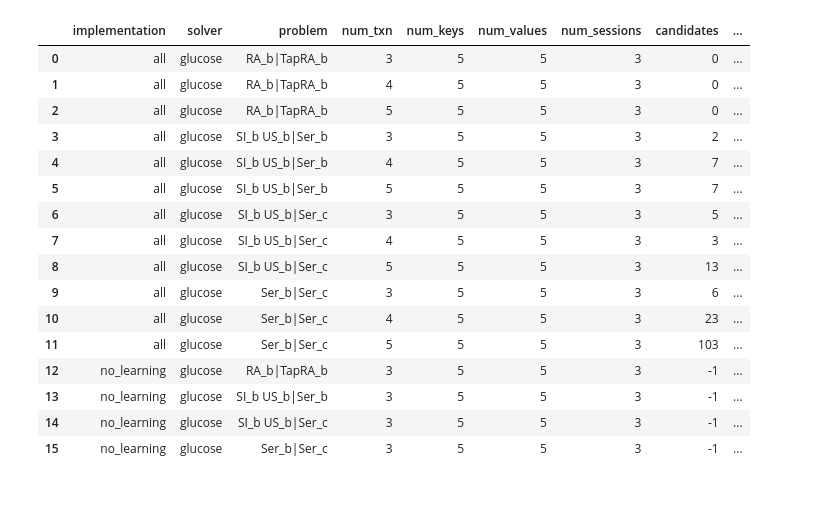
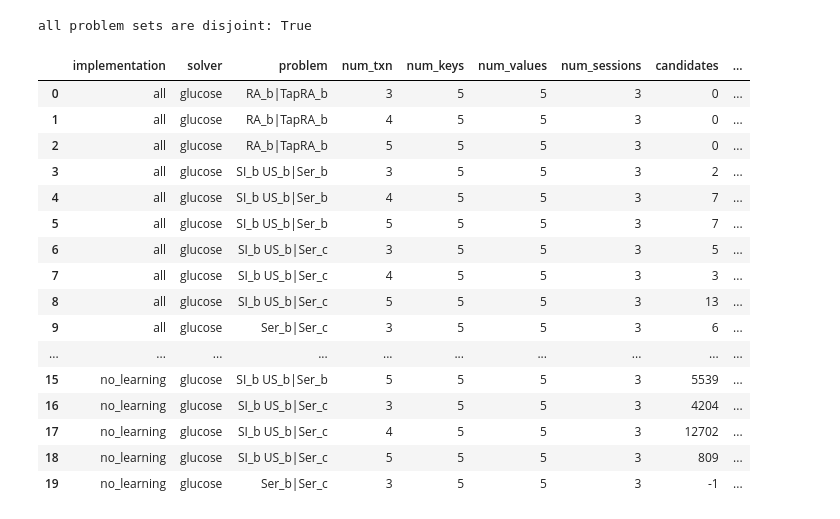
Before and after one commit to manebarros/isolde, a Jupyter notebook: analysis/cegis_impact.ipynb, the cells around one changed output. Cells and saved outputs as stored; diff of their text form; code cells hidden in the pictures.

```diff
--- a/analysis/cegis_impact.ipynb
+++ b/analysis/cegis_impact.ipynb
@@ -1,32 +1,33 @@
 # %%
 import pandas as pd
 import preprocessing as pre
 import domain as dom
 
 problems = [
     dom.Problem.from_str("Ser_ax_b\tSer_ax_c"),
     dom.Problem.from_str("RA_ax_b\tRA_tap_b"),
     dom.Problem.from_str("SI_ax_b UpdateSer__b\tSer_ax_b"),
     dom.Problem.from_str("SI_ax_b UpdateSer__b\tSer_ax_c"),
 ]
 
-df = pre.preprocess(pd.read_csv('/home/mane/code/minsolde/isolde-experiments/data/ebd6d29ca72afa.csv'), txn_num=(3,5), problems=problems, implementations = ["all", "no_learning"])
+df = pre.preprocess(pd.read_csv('/home/mane/code/minsolde/isolde-experiments/data/80b8403f476d5b.csv'), txn_num=(3,5), problems=problems, implementations = ["all", "no_learning"])
 df
 # %% [output]
+all problem sets are disjoint: True
 |  | implementation | solver | problem | num_txn | num_keys | num_values | num_sessions | candidates | ... |
 | 0 | all | glucose | RA_b|TapRA_b | 3 | 5 | 5 | 3 | 0 | ... |
 | 1 | all | glucose | RA_b|TapRA_b | 4 | 5 | 5 | 3 | 0 | ... |
 | 2 | all | glucose | RA_b|TapRA_b | 5 | 5 | 5 | 3 | 0 | ... |
 | 3 | all | glucose | SI_b US_b|Ser_b | 3 | 5 | 5 | 3 | 2 | ... |
 | 4 | all | glucose | SI_b US_b|Ser_b | 4 | 5 | 5 | 3 | 7 | ... |
 | 5 | all | glucose | SI_b US_b|Ser_b | 5 | 5 | 5 | 3 | 7 | ... |
 | 6 | all | glucose | SI_b US_b|Ser_c | 3 | 5 | 5 | 3 | 5 | ... |
 | 7 | all | glucose | SI_b US_b|Ser_c | 4 | 5 | 5 | 3 | 3 | ... |
 | 8 | all | glucose | SI_b US_b|Ser_c | 5 | 5 | 5 | 3 | 13 | ... |
 | 9 | all | glucose | Ser_b|Ser_c | 3 | 5 | 5 | 3 | 6 | ... |
-| 10 | all | glucose | Ser_b|Ser_c | 4 | 5 | 5 | 3 | 23 | ... |
-| 11 | all | glucose | Ser_b|Ser_c | 5 | 5 | 5 | 3 | 103 | ... |
-| 12 | no_learning | glucose | RA_b|TapRA_b | 3 | 5 | 5 | 3 | -1 | ... |
-| 13 | no_learning | glucose | SI_b US_b|Ser_b | 3 | 5 | 5 | 3 | -1 | ... |
-| 14 | no_learning | glucose | SI_b US_b|Ser_c | 3 | 5 | 5 | 3 | -1 | ... |
-| 15 | no_learning | glucose | Ser_b|Ser_c | 3 | 5 | 5 | 3 | -1 | ... |
+| ... | ... | ... | ... | ... | ... | ... | ... | ... | ... |
+| 15 | no_learning | glucose | SI_b US_b|Ser_b | 5 | 5 | 5 | 3 | 5539 | ... |
+| 16 | no_learning | glucose | SI_b US_b|Ser_c | 3 | 5 | 5 | 3 | 4204 | ... |
+| 17 | no_learning | glucose | SI_b US_b|Ser_c | 4 | 5 | 5 | 3 | 12702 | ... |
+| 18 | no_learning | glucose | SI_b US_b|Ser_c | 5 | 5 | 5 | 3 | 809 | ... |
+| 19 | no_learning | glucose | Ser_b|Ser_c | 3 | 5 | 5 | 3 | -1 | ... |
```
Also changed, not shown: parts of 5 cells of this notebook, 4 other files.
